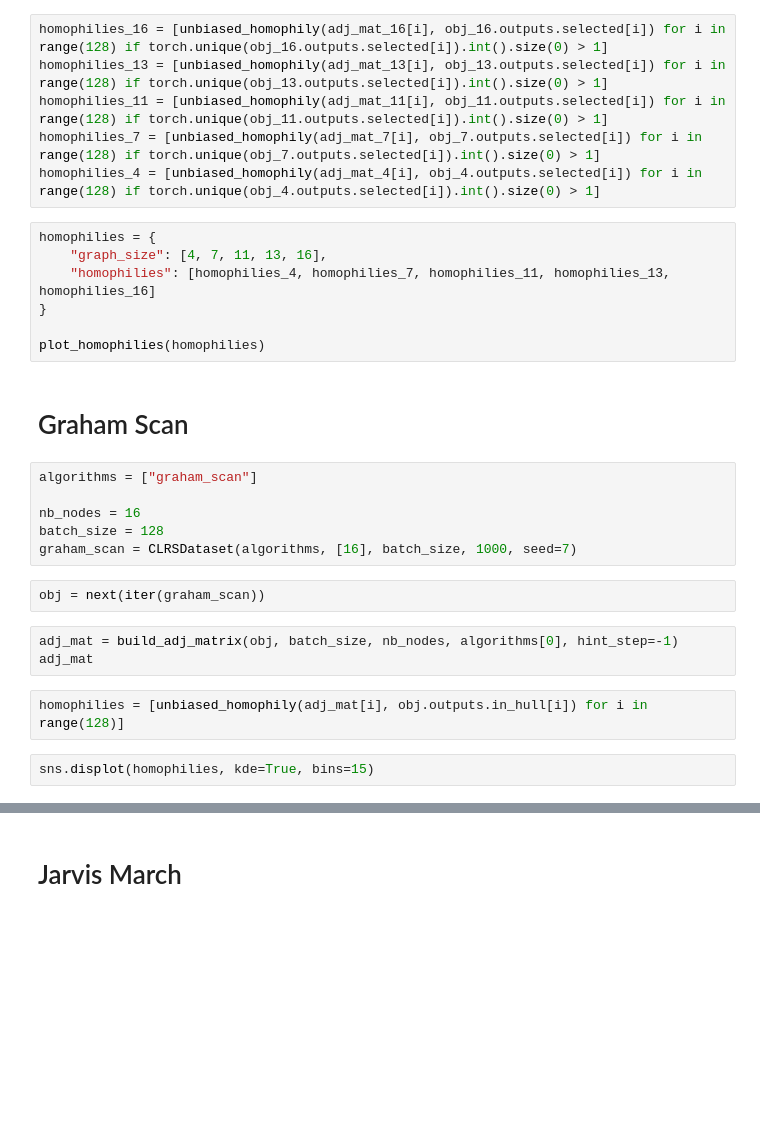
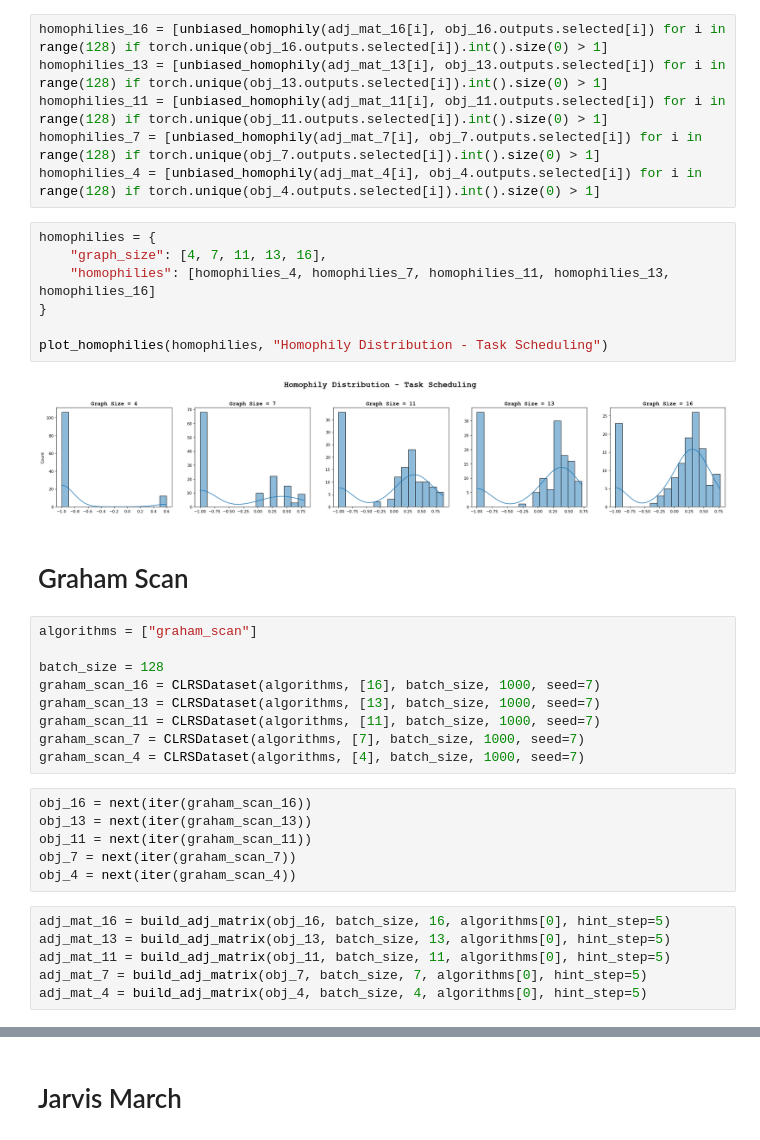
Before and after one commit to ronaldalbrt/algo_reasoning, a Jupyter notebook: notebooks/homophily.ipynb, the cells around one changed output, grey strips where cells are left out. Cells and saved outputs as stored; diff of their text form; blank space fills up the shorter version.

```diff
--- a/notebooks/homophily.ipynb
+++ b/notebooks/homophily.ipynb
@@ -234,24 +238,32 @@ homophilies_4 = [unbiased_homophily(adj_mat_4[i], obj_4.outputs.selected[i]) for
 # %%
 homophilies = {
     "graph_size": [4, 7, 11, 13, 16],
     "homophilies": [homophilies_4, homophilies_7, homophilies_11, homophilies_13, homophilies_16]
 }
 
-plot_homophilies(homophilies)
+plot_homophilies(homophilies, "Homophily Distribution - Task Scheduling")
+# %% [output]
+[figure, added]
 # %% [markdown]
 # Graham Scan
-# %%
-algorithms = ["graham_scan"]
-
-nb_nodes = 16
-batch_size = 128
-graham_scan = CLRSDataset(algorithms, [16], batch_size, 1000, seed=7)
-# %%
-obj = next(iter(graham_scan))
-# %%
-adj_mat = build_adj_matrix(obj, batch_size, nb_nodes, algorithms[0], hint_step=-1)
-adj_mat
-# %%
-homophilies = [unbiased_homophily(adj_mat[i], obj.outputs.in_hull[i]) for i in range(128)]
-# %%
-sns.displot(homophilies, kde=True, bins=15)
+# %%
+algorithms = ["graham_scan"]
+
+batch_size = 128
+graham_scan_16 = CLRSDataset(algorithms, [16], batch_size, 1000, seed=7)
+graham_scan_13 = CLRSDataset(algorithms, [13], batch_size, 1000, seed=7)
+graham_scan_11 = CLRSDataset(algorithms, [11], batch_size, 1000, seed=7)
+graham_scan_7 = CLRSDataset(algorithms, [7], batch_size, 1000, seed=7)
+graham_scan_4 = CLRSDataset(algorithms, [4], batch_size, 1000, seed=7)
+# %%
+obj_16 = next(iter(graham_scan_16))
+obj_13 = next(iter(graham_scan_13))
+obj_11 = next(iter(graham_scan_11))
+obj_7 = next(iter(graham_scan_7))
+obj_4 = next(iter(graham_scan_4))
+# %%
+adj_mat_16 = build_adj_matrix(obj_16, batch_size, 16, algorithms[0], hint_step=5)
+adj_mat_13 = build_adj_matrix(obj_13, batch_size, 13, algorithms[0], hint_step=5)
+adj_mat_11 = build_adj_matrix(obj_11, batch_size, 11, algorithms[0], hint_step=5)
+adj_mat_7 = build_adj_matrix(obj_7, batch_size, 7, algorithms[0], hint_step=5)
+adj_mat_4 = build_adj_matrix(obj_4, batch_size, 4, algorithms[0], hint_step=5)
```
Also changed, not shown: parts of 15 cells of this notebook, 4 other files.
